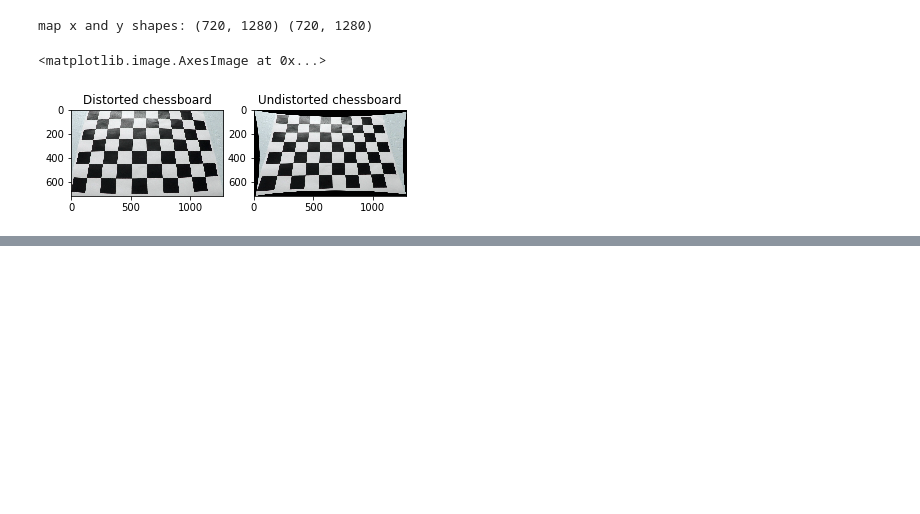
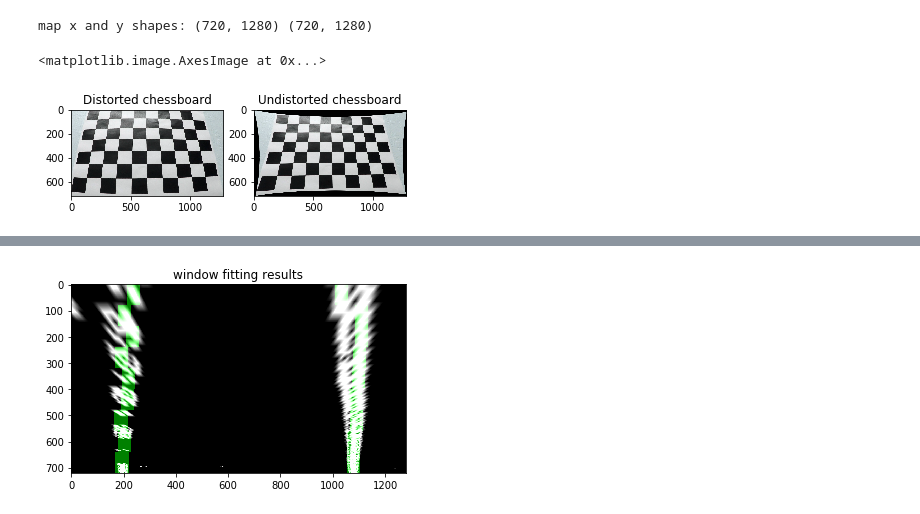
Before and after one commit to mandermo/CarND-Advanced-Lane-Lines, a Jupyter notebook: AdvancedLaneFinding.ipynb, the cells around one changed output, grey strips where cells are left out. Drawn from its saved outputs; the diff is of its cells as text; code cells hidden in the pictures; blank space fills up the shorter version.

```diff
--- a/AdvancedLaneFinding.ipynb
+++ b/AdvancedLaneFinding.ipynb
@@ -130,0 +202,98 @@ True
+# %%
+import numpy as np
+import matplotlib.pyplot as plt
+import matplotlib.image as mpimg
+import glob
+import cv2
+
+# window settings
+window_width = 50
+window_height = 80 # Break image into 9 vertical layers since image height is 720
+margin = 100 # How much to slide left and right for searching
+
+def window_mask(width, height, img_ref, center,level):
+    output = np.zeros_like(img_ref)
+    output[int(img_ref.shape[0]-(level+1)*height):int(img_ref.shape[0]-level*height),max(0,int(center-width/2)):min(int(center+width/2),img_ref.shape[1])] = 1
+    return output
+
+def find_window_centroids(image, window_width, window_height, margin):
+
+    window_centroids = [] # Store the (left,right) window centroid positions per level
+    window = np.ones(window_width) # Create our window template that we will use for convolutions
+
+    # First find the two starting positions for the left and right lane by using np.sum to get the vertical image slice
+    # and then np.convolve the vertical image slice with the window template
+
+    # Sum quarter bottom of image to get slice, could use a different ratio
+    l_sum = np.sum(image[int(3*image.shape[0]/4):,:int(image.shape[1]/2)], axis=0)
+    l_center = np.argmax(np.convolve(window,l_sum))-window_width/2
+    r_sum = np.sum(image[int(3*image.shape[0]/4):,int(image.shape[1]/2):], axis=0)
+    r_center = np.argmax(np.convolve(window,r_sum))-window_width/2+int(image.shape[1]/2)
+
+    # Add what we found for the first layer
+    window_centroids.append((l_center,r_center))
+
+    # Go through each layer looking for max pixel locations
+    for level in range(1,(int)(image.shape[0]/window_height)):
+        # convolve the window into the vertical slice of the image
+        image_layer = np.sum(image[int(image.shape[0]-(level+1)*window_height):int(image.shape[0]-level*window_height),:], axis=0)
+        conv_signal = np.convolve(window, image_layer)
+        # Find the best left centroid by using past left center as a reference
+        # Use window_width/2 as offset because convolution signal reference is at right side of window, not center of window
+        offset = window_width/2
+        l_min_index = int(max(l_center+offset-margin,0))
+        l_max_index = int(min(l_center+offset+margin,image.shape[1]))
+        l_center = np.argmax(conv_signal[l_min_index:l_max_index])+l_min_index-offset
+        # Find the best right centroid by using past right center as a reference
+        r_min_index = int(max(r_center+offset-margin,0))
+        r_max_index = int(min(r_center+offset+margin,image.shape[1]))
+        r_center = np.argmax(conv_signal[r_min_index:r_max_index])+r_min_index-offset
+        # Add what we found for that layer
+        window_centroids.append((l_center,r_center))
+
+    return window_centroids
+
+def draw_window_centroids(window_centroids, warped):
+    # If we found any window centers
+    if len(window_centroids) > 0:
+
+        # Points used to draw all the left and right windows
+        l_points = np.zeros_like(warped)
+        r_points = np.zeros_like(warped)
+
+        # Go through each level and draw the windows
+        for level in range(0,len(window_centroids)):
+            # Window_mask is a function to draw window areas
+            l_mask = window_mask(window_width,window_height,warped,window_centroids[level][0],level)
+            r_mask = window_mask(window_width,window_height,warped,window_centroids[level][1],level)
+            # Add graphic points from window mask here to total pixels found
+            l_points[(l_points == 255) | ((l_mask == 1) ) ] = 255
+            r_points[(r_points == 255) | ((r_mask == 1) ) ] = 255
+
+        # Draw the results
+        template = np.array(r_points+l_points,np.uint8) # add both left and right window pixels together
+        zero_channel = np.zeros_like(template) # create a zero color channel
+        template = np.array(cv2.merge((zero_channel,template,zero_channel)),np.uint8) # make window pixels green
+        warpage = np.array(cv2.merge((warped,warped,warped)),np.uint8) # making the original road pixels 3 color channels
+        output = cv2.addWeighted(warpage, 1, template, 0.5, 0.0) # overlay the orignal road image with window results
+        #output = warpedthresholded
+        #print('warpage.shape: {}'.format(warpage.shape))
+        #smallwarpage = warpage[700:719,180:210,:]
+        #print('smallwarpage: {}'.format(smallwarpage))
+        #print('histogram: {}'.format(np.histogram(warpage.flatten().reshape(-1,3))))
+        #print('row: {}'.format(warpage[719,:,:]))
+        #print('row histogram: {}'.format(cv2.calcHist(warpage[719,:,:], [0, 1, 2], None, [8, 8, 8], [0, 256, 0, 256, 0, 256])))
+        # If no window centers found, just display orginal road image
+    else:
+        output = np.array(cv2.merge((warped,warped,warped)),np.uint8)
+
+window_centroids = find_window_centroids(warpedthresholded, window_width, window_height, margin)
+
+draw_window_centroids(window_centroids, warpedthresholded)
+
+# Display the final results
+plt.imshow(output)
+plt.title('window fitting results')
+plt.show()
+# %% [output]
+[figure, added]
```
Also changed, not shown: parts of 7 cells of this notebook.
